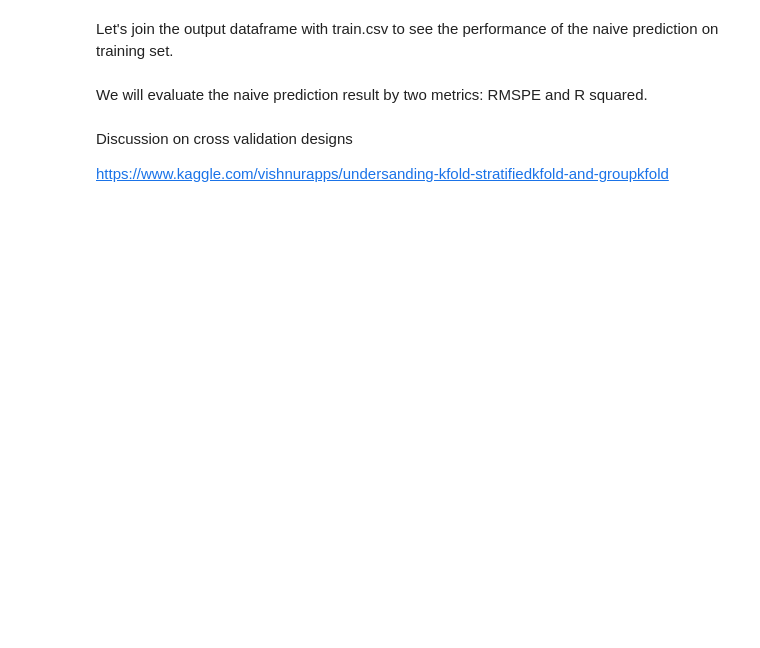
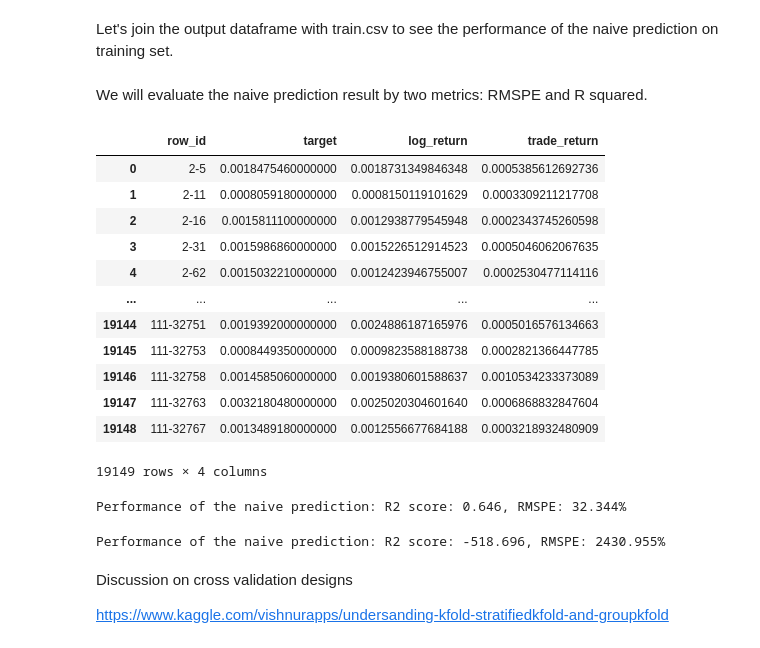
Before and after one commit to arungansi/Jovian-ML-0toGBMs, a Jupyter notebook: my-zero-to-gbm-proj-assign - Jovian.ipynb, the cells around one changed output. Drawn from its saved outputs; the diff is of its cells as text; code cells hidden in the pictures; blank space fills up the shorter version.

Commit message:
The good version with 5 stocks

```diff
--- a/my-zero-to-gbm-proj-assign - Jovian.ipynb
+++ b/my-zero-to-gbm-proj-assign - Jovian.ipynb
@@ -618,0 +611,4 @@ def order_realized_volatility_per_time_id(prediction_column_name):
+# %%
+#remove the rows with null values of log return
+#s2[~s2['log_return'].isnull()]['log_return']
+df_realized_vol_per_stock =  pd.DataFrame(s2[~s2['log_return'].isnull()]['log_return'].groupby(['time_id','stock_id']).agg(order_volatility))
@@ -618,0 +671,2 @@ def order_realized_volatility_per_time_id(prediction_column_name):
+# %%
+df_realized_vol_per_stock.drop(columns='row_id',inplace=True)
@@ -618,0 +684,6 @@ def order_realized_volatility_per_time_id(prediction_column_name):
+# %%
+#df_realized_vol_per_stock['row_id'] = df_realized_vol_per_stock.apply(lambda x: fff(x.index.get_level_values(1),x.index.get_level_values(0)), axis=1 )
+#df_realized_vol_per_stock['row_id'] = df_realized_vol_per_stock.apply(lambda x: x.index.get_level_values(1)+x.index.get_level_values(0))
+df_realized_vol_per_stock['row_id'] = df_realized_vol_per_stock.apply(lambda x: x.index.get_level_values(1).astype(str) + "-" + x.index.get_level_values(0).astype(str))
+
+#f'{stock_id}-{x}'
@@ -638,2 +725,20 @@ df_joined = train.merge(df_past_realized_train[['row_id','pred']], on = ['row_id
 # %% [markdown]
 We will evaluate the naive prediction result by two metrics: RMSPE and R squared.
+# %%
+df_joined = train.merge(df_realized_vol_per_stock, on = ['row_id'], how = 'inner')
+# %%
+df_joined
+# %% [output]
+|  | row_id | target | log_return | trade_return |
+| 0 | 2-5 | 0.0018475460000000 | 0.0018731349846348 | 0.0005385612692736 |
+| 1 | 2-11 | 0.0008059180000000 | 0.0008150119101629 | 0.0003309211217708 |
+| 2 | 2-16 | 0.0015811100000000 | 0.0012938779545948 | 0.0002343745260598 |
+| 3 | 2-31 | 0.0015986860000000 | 0.0015226512914523 | 0.0005046062067635 |
+| 4 | 2-62 | 0.0015032210000000 | 0.0012423946755007 | 0.0002530477114116 |
+| ... | ... | ... | ... | ... |
+| 19144 | 111-32751 | 0.0019392000000000 | 0.0024886187165976 | 0.0005016576134663 |
+| 19145 | 111-32753 | 0.0008449350000000 | 0.0009823588188738 | 0.0002821366447785 |
+| 19146 | 111-32758 | 0.0014585060000000 | 0.0019380601588637 | 0.0010534233373089 |
+| 19147 | 111-32763 | 0.0032180480000000 | 0.0025020304601640 | 0.0006868832847604 |
+| 19148 | 111-32767 | 0.0013489180000000 | 0.0012556677684188 | 0.0003218932480909 |
+19149 rows × 4 columns
@@ -640,10 +749,15 @@ We will evaluate the naive prediction result by two metrics: RMSPE and R squared
 # %%
-from sklearn.metrics import r2_score
-def rmspe(y_true, y_pred):
-    return  (np.sqrt(np.mean(np.square((y_true - y_pred) / y_true)))) * 100
-R2 = round(r2_score(y_true = df_joined['target'], y_pred = df_joined['pred']),3)
-RMSPE = round(rmspe(y_true = df_joined['target'], y_pred = df_joined['pred']),3)
+R2 = round(r2_score(y_true = df_joined['target'], y_pred = df_joined['log_return']),3)
+RMSPE = round(rmspe(y_true = df_joined['target'], y_pred = df_joined['log_return']),3)
 print(f'Performance of the naive prediction: R2 score: {R2}, RMSPE: {RMSPE}%')
+# %% [output]
+Performance of the naive prediction: R2 score: 0.646, RMSPE: 32.344%
+# %%
+R2 = round(r2_score(y_true = df_joined['target'], y_pred = df_joined['log_return'] + np.sqrt(df_joined['trade_return'])),3)
+RMSPE = round(rmspe(y_true = df_joined['target'], y_pred = df_joined['log_return'] + np.sqrt(df_joined['trade_return'])),3)
+print(f'Performance of the naive prediction: R2 score: {R2}, RMSPE: {RMSPE}%')
+# %% [output]
+Performance of the naive prediction: R2 score: -518.696, RMSPE: 2430.955%
 # %% [markdown]
 Discussion on cross validation designs
 
```
Also changed, not shown: parts of 29 cells of this notebook.
